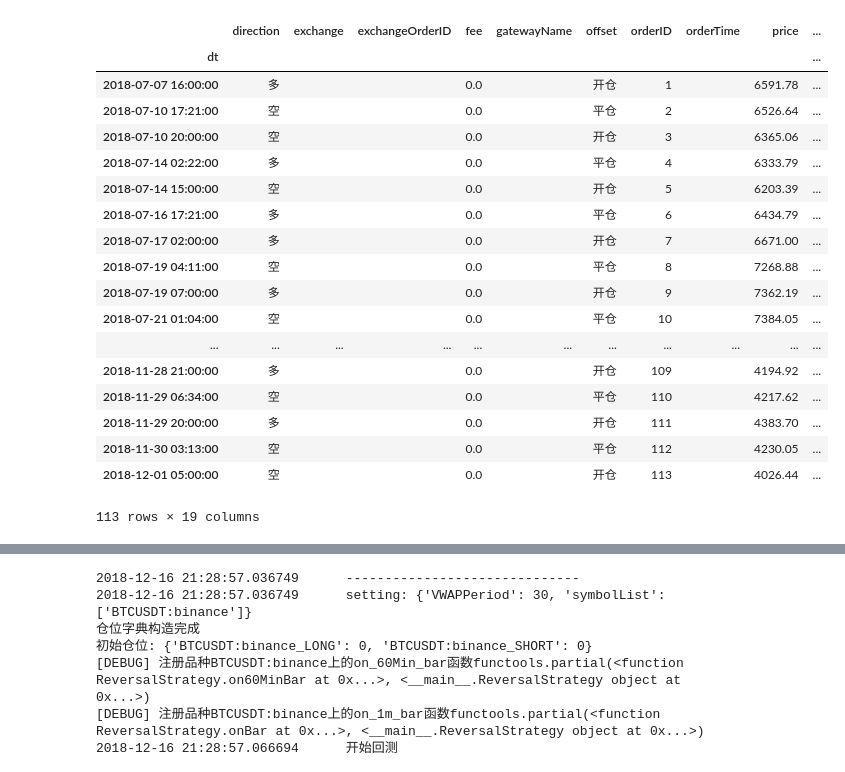
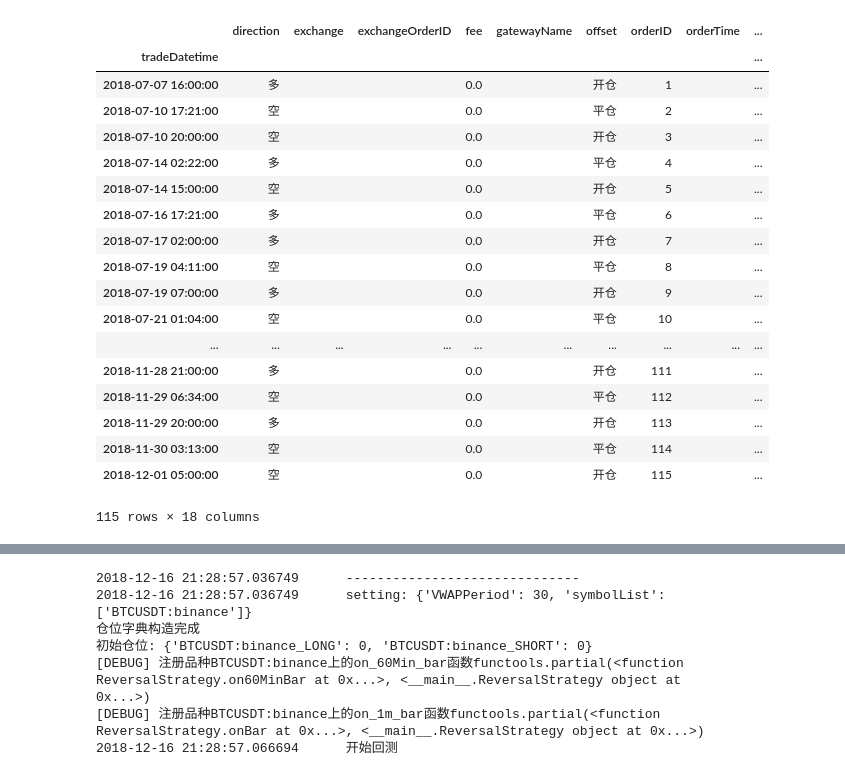
Before and after one commit to ErwinLu/Quant, a Jupyter notebook: VWAP_CDL_Strategy.ipynb, the cells around one changed output, grey strips where cells are left out. Saved outputs shown, nothing was run; the diff lists cells and outputs as text; code cells hidden in the pictures.

```diff
--- a/VWAP_CDL_Strategy.ipynb
+++ b/VWAP_CDL_Strategy.ipynb
@@ -230,28 +228,28 @@ engine.showDailyResult()
 # %%
 import pandas as pd
 tradeReport = pd.DataFrame([obj.__dict__ for obj in engine.tradeDict.values()])
-tradeDf = tradeReport.set_index('dt')
+tradeDf = tradeReport.set_index('tradeDatetime')
 tradeDf
 # %% [output]
-|  | direction | exchange | exchangeOrderID | fee | gatewayName | offset | orderID | orderTime | price | ... |
-| dt |  |  |  |  |  |  |  |  |  | ... |
-| 2018-07-07 16:00:00 | 多 |  |  | 0.0 |  | 开仓 | 1 |  | 6591.78 | ... |
-| 2018-07-10 17:21:00 | 空 |  |  | 0.0 |  | 平仓 | 2 |  | 6526.64 | ... |
-| 2018-07-10 20:00:00 | 空 |  |  | 0.0 |  | 开仓 | 3 |  | 6365.06 | ... |
-| 2018-07-14 02:22:00 | 多 |  |  | 0.0 |  | 平仓 | 4 |  | 6333.79 | ... |
-| 2018-07-14 15:00:00 | 空 |  |  | 0.0 |  | 开仓 | 5 |  | 6203.39 | ... |
-| 2018-07-16 17:21:00 | 多 |  |  | 0.0 |  | 平仓 | 6 |  | 6434.79 | ... |
-| 2018-07-17 02:00:00 | 多 |  |  | 0.0 |  | 开仓 | 7 |  | 6671.00 | ... |
-| 2018-07-19 04:11:00 | 空 |  |  | 0.0 |  | 平仓 | 8 |  | 7268.88 | ... |
-| 2018-07-19 07:00:00 | 多 |  |  | 0.0 |  | 开仓 | 9 |  | 7362.19 | ... |
-| 2018-07-21 01:04:00 | 空 |  |  | 0.0 |  | 平仓 | 10 |  | 7384.05 | ... |
-| ... | ... | ... | ... | ... | ... | ... | ... | ... | ... | ... |
-| 2018-11-28 21:00:00 | 多 |  |  | 0.0 |  | 开仓 | 109 |  | 4194.92 | ... |
-| 2018-11-29 06:34:00 | 空 |  |  | 0.0 |  | 平仓 | 110 |  | 4217.62 | ... |
-| 2018-11-29 20:00:00 | 多 |  |  | 0.0 |  | 开仓 | 111 |  | 4383.70 | ... |
-| 2018-11-30 03:13:00 | 空 |  |  | 0.0 |  | 平仓 | 112 |  | 4230.05 | ... |
-| 2018-12-01 05:00:00 | 空 |  |  | 0.0 |  | 开仓 | 113 |  | 4026.44 | ... |
+|  | direction | exchange | exchangeOrderID | fee | gatewayName | offset | orderID | orderTime | ... |
+| tradeDatetime |  |  |  |  |  |  |  |  | ... |
+| 2018-07-07 16:00:00 | 多 |  |  | 0.0 |  | 开仓 | 1 |  | ... |
+| 2018-07-10 17:21:00 | 空 |  |  | 0.0 |  | 平仓 | 2 |  | ... |
+| 2018-07-10 20:00:00 | 空 |  |  | 0.0 |  | 开仓 | 3 |  | ... |
+| 2018-07-14 02:22:00 | 多 |  |  | 0.0 |  | 平仓 | 4 |  | ... |
+| 2018-07-14 15:00:00 | 空 |  |  | 0.0 |  | 开仓 | 5 |  | ... |
+| 2018-07-16 17:21:00 | 多 |  |  | 0.0 |  | 平仓 | 6 |  | ... |
+| 2018-07-17 02:00:00 | 多 |  |  | 0.0 |  | 开仓 | 7 |  | ... |
+| 2018-07-19 04:11:00 | 空 |  |  | 0.0 |  | 平仓 | 8 |  | ... |
+| 2018-07-19 07:00:00 | 多 |  |  | 0.0 |  | 开仓 | 9 |  | ... |
+| 2018-07-21 01:04:00 | 空 |  |  | 0.0 |  | 平仓 | 10 |  | ... |
+| ... | ... | ... | ... | ... | ... | ... | ... | ... | ... |
+| 2018-11-28 21:00:00 | 多 |  |  | 0.0 |  | 开仓 | 111 |  | ... |
+| 2018-11-29 06:34:00 | 空 |  |  | 0.0 |  | 平仓 | 112 |  | ... |
+| 2018-11-29 20:00:00 | 多 |  |  | 0.0 |  | 开仓 | 113 |  | ... |
+| 2018-11-30 03:13:00 | 空 |  |  | 0.0 |  | 平仓 | 114 |  | ... |
+| 2018-12-01 05:00:00 | 空 |  |  | 0.0 |  | 开仓 | 115 |  | ... |
-113 rows × 19 columns
+115 rows × 18 columns
 # %%
 # 显示逐笔回测结果
 engine.showBacktestingResult()
```
Also changed, not shown: parts of 3 cells of this notebook, 2 other files.
